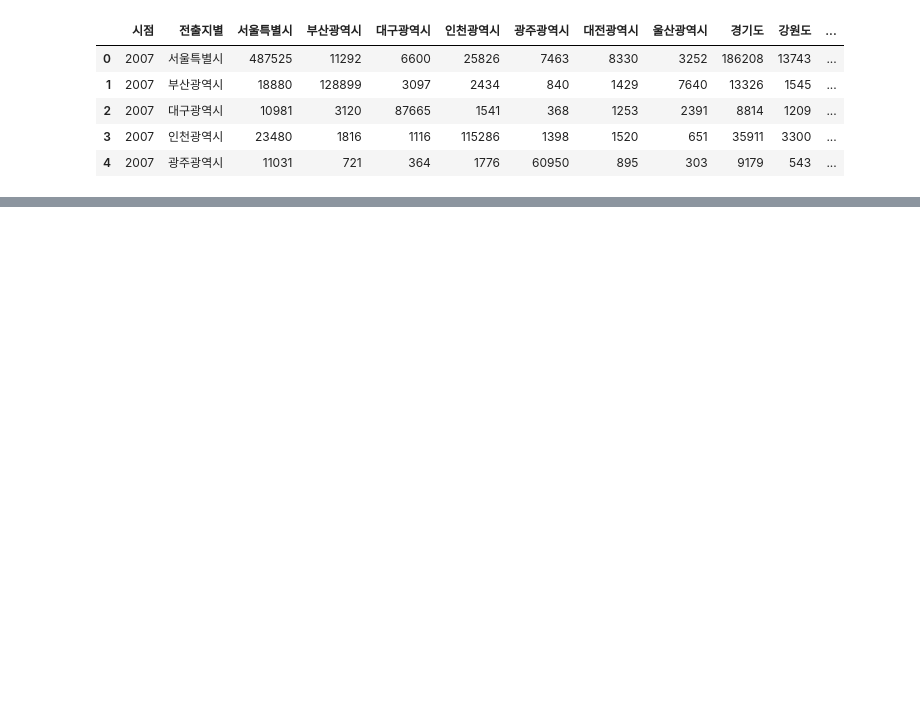
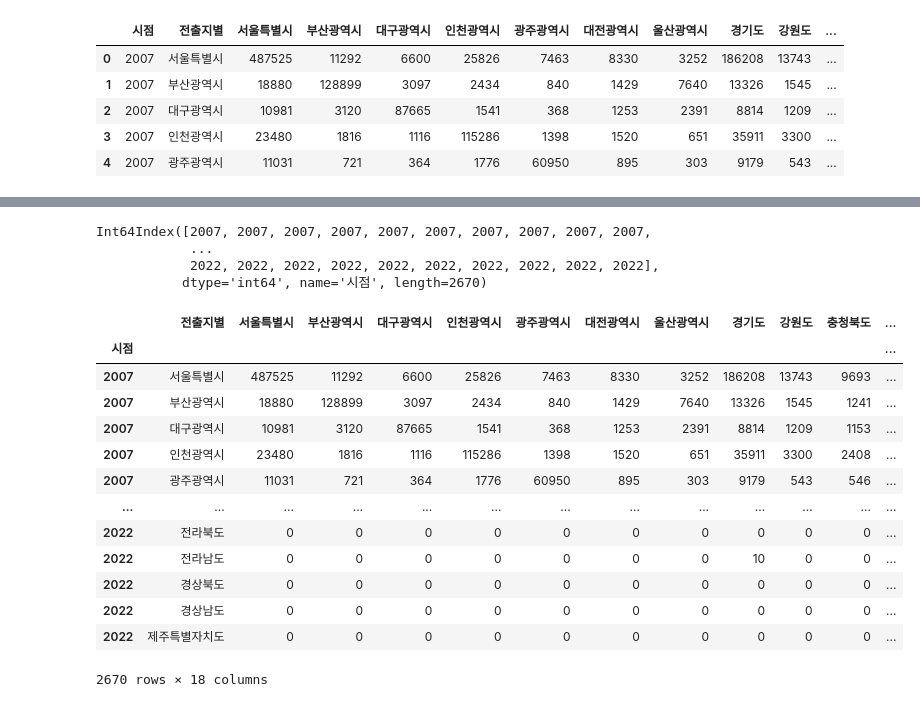
Before and after one commit to vxornjs11/Pytone_Flutter, a Jupyter notebook: Note/people/시군구별 이동건수(전국).ipynb, the cells around one changed output, grey strips where cells are left out. Drawn from its saved outputs; the diff is of its cells as text; code cells hidden in the pictures; blank space fills up the shorter version.

```diff
--- a/Note/people/시군구별 이동건수(전국).ipynb
+++ b/Note/people/시군구별 이동건수(전국).ipynb
@@ -193,0 +213,7 @@ testmove.head()
+# %%
+testmove.index
+# %% [output]
+Int64Index([2007, 2007, 2007, 2007, 2007, 2007, 2007, 2007, 2007, 2007,
+            ...
+            2022, 2022, 2022, 2022, 2022, 2022, 2022, 2022, 2022, 2022],
+           dtype='int64', name='시점', length=2670)
@@ -193,0 +228,17 @@ testmove.head()
+# %%
+testmove
+# %% [output]
+|  | 전출지별 | 서울특별시 | 부산광역시 | 대구광역시 | 인천광역시 | 광주광역시 | 대전광역시 | 울산광역시 | 경기도 | 강원도 | 충청북도 | ... |
+| 시점 |  |  |  |  |  |  |  |  |  |  |  | ... |
+| 2007 | 서울특별시 | 487525 | 11292 | 6600 | 25826 | 7463 | 8330 | 3252 | 186208 | 13743 | 9693 | ... |
+| 2007 | 부산광역시 | 18880 | 128899 | 3097 | 2434 | 840 | 1429 | 7640 | 13326 | 1545 | 1241 | ... |
+| 2007 | 대구광역시 | 10981 | 3120 | 87665 | 1541 | 368 | 1253 | 2391 | 8814 | 1209 | 1153 | ... |
+| 2007 | 인천광역시 | 23480 | 1816 | 1116 | 115286 | 1398 | 1520 | 651 | 35911 | 3300 | 2408 | ... |
+| 2007 | 광주광역시 | 11031 | 721 | 364 | 1776 | 60950 | 895 | 303 | 9179 | 543 | 546 | ... |
+| ... | ... | ... | ... | ... | ... | ... | ... | ... | ... | ... | ... | ... |
+| 2022 | 전라북도 | 0 | 0 | 0 | 0 | 0 | 0 | 0 | 0 | 0 | 0 | ... |
+| 2022 | 전라남도 | 0 | 0 | 0 | 0 | 0 | 0 | 0 | 10 | 0 | 0 | ... |
+| 2022 | 경상북도 | 0 | 0 | 0 | 0 | 0 | 0 | 0 | 0 | 0 | 0 | ... |
+| 2022 | 경상남도 | 0 | 0 | 0 | 0 | 0 | 0 | 0 | 0 | 0 | 0 | ... |
+| 2022 | 제주특별자치도 | 0 | 0 | 0 | 0 | 0 | 0 | 0 | 0 | 0 | 0 | ... |
+2670 rows × 18 columns
```
Also changed, not shown: parts of 8 cells of this notebook, 2 other files.
